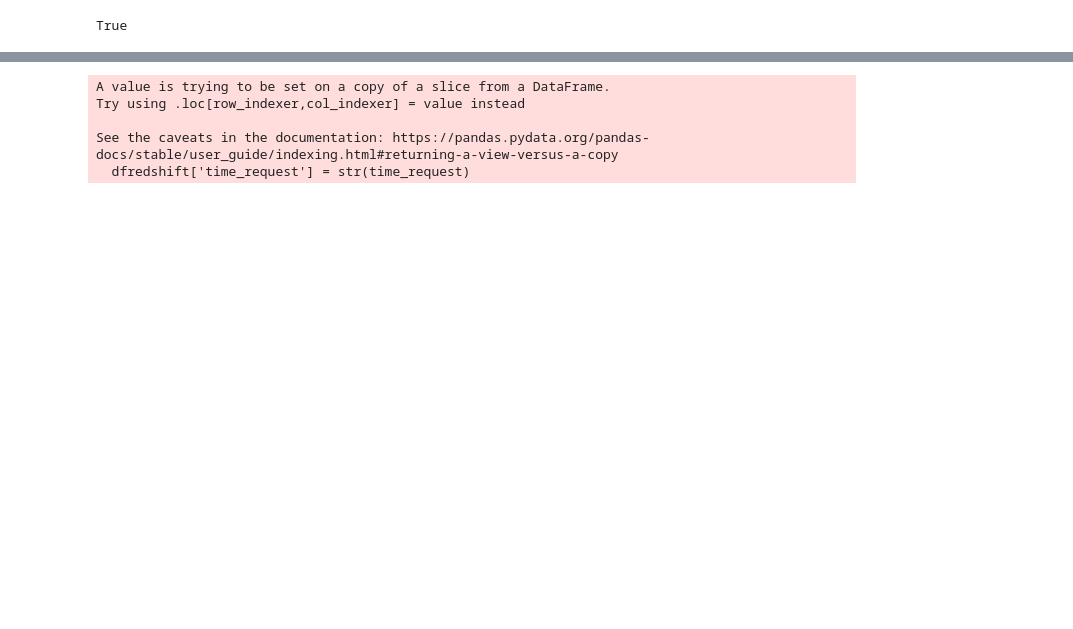
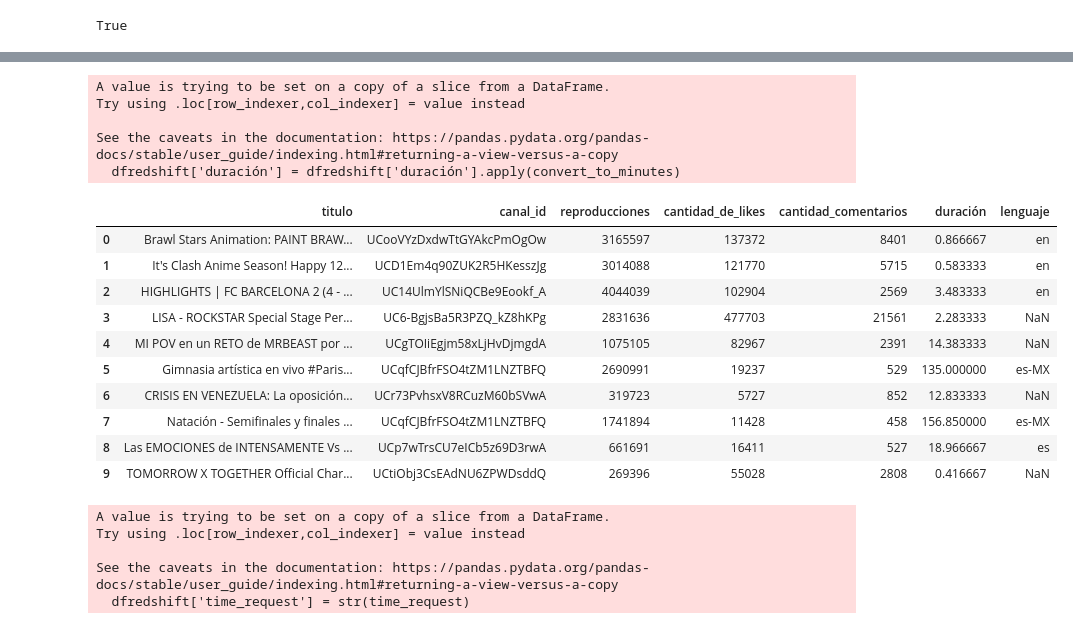
Before and after one commit to ArielBeaz/DataEngineer, a Jupyter notebook: Proyecto/Entregable_1.ipynb, the cells around one changed output, grey strips where cells are left out. Saved outputs shown, nothing was run; the diff lists cells and outputs as text; code cells hidden in the pictures; blank space fills up the shorter version.

```diff
--- a/Proyecto/Entregable_1.ipynb
+++ b/Proyecto/Entregable_1.ipynb
@@ -81,3 +81,35 @@ dfredshift
+# %%
+import isodate
+
+def convert_to_minutes(duration):
+    if pd.isna(duration):
+        return None
+    duration_obj = isodate.parse_duration(duration)
+    return duration_obj.total_seconds() / 60
+
+
+
+dfredshift['duración'] = dfredshift['duración'].apply(convert_to_minutes)
+
+
+dfredshift
+# %% [output]
+A value is trying to be set on a copy of a slice from a DataFrame.
+Try using .loc[row_indexer,col_indexer] = value instead
+
+See the caveats in the documentation: https://pandas.pydata.org/pandas-docs/stable/user_guide/indexing.html#returning-a-view-versus-a-copy
+  dfredshift['duración'] = dfredshift['duración'].apply(convert_to_minutes)
+|  | titulo | canal_id | reproducciones | cantidad_de_likes | cantidad_comentarios | duración | lenguaje |
+| 0 | Brawl Stars Animation: PAINT BRAW... | UCooVYzDxdwTtGYAkcPmOgOw | 3165597 | 137372 | 8401 | 0.866667 | en |
+| 1 | It's Clash Anime Season! Happy 12... | UCD1Em4q90ZUK2R5HKesszJg | 3014088 | 121770 | 5715 | 0.583333 | en |
+| 2 | HIGHLIGHTS | FC BARCELONA 2 (4 - ... | UC14UlmYlSNiQCBe9Eookf_A | 4044039 | 102904 | 2569 | 3.483333 | en |
+| 3 | LISA - ROCKSTAR Special Stage Per... | UC6-BgjsBa5R3PZQ_kZ8hKPg | 2831636 | 477703 | 21561 | 2.283333 | NaN |
+| 4 | MI POV en un RETO de MRBEAST por ... | UCgTOIiEgjm58xLjHvDjmgdA | 1075105 | 82967 | 2391 | 14.383333 | NaN |
+| 5 | Gimnasia artística en vivo #Paris... | UCqfCJBfrFSO4tZM1LNZTBFQ | 2690991 | 19237 | 529 | 135.000000 | es-MX |
+| 6 | CRISIS EN VENEZUELA: La oposición... | UCr73PvhsxV8RCuzM60bSVwA | 319723 | 5727 | 852 | 12.833333 | NaN |
+| 7 | Natación - Semifinales y finales ... | UCqfCJBfrFSO4tZM1LNZTBFQ | 1741894 | 11428 | 458 | 156.850000 | es-MX |
+| 8 | Las EMOCIONES de INTENSAMENTE Vs ... | UCp7wTrsCU7eICb5z69D3rwA | 661691 | 16411 | 527 | 18.966667 | es |
+| 9 | TOMORROW X TOGETHER Official Char... | UCtiObj3CsEAdNU6ZPWDsddQ | 269396 | 55028 | 2808 | 0.416667 | NaN |
 # %%
 from datetime import datetime
 time_request = datetime.now().strftime('%Y-%m-%d %H:%M:%S')
```
Also changed, not shown: parts of 4 cells of this notebook, 2 other files.
